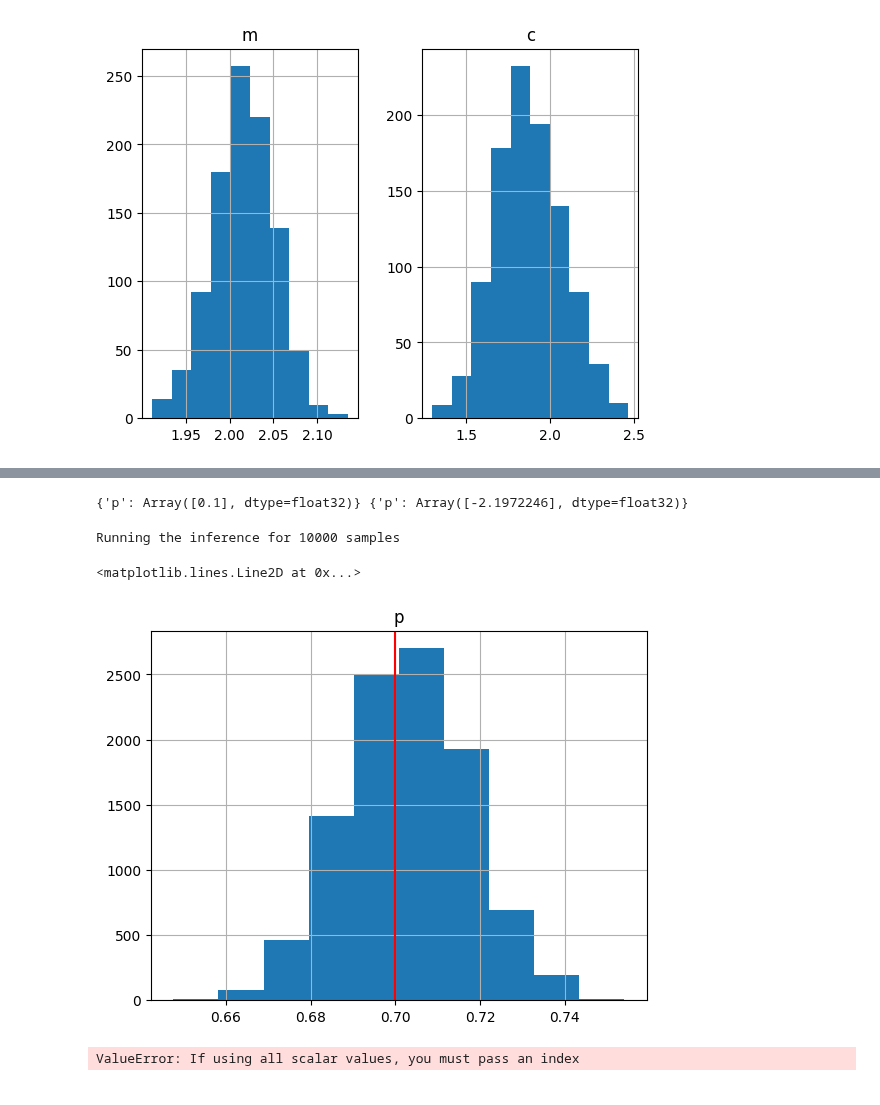
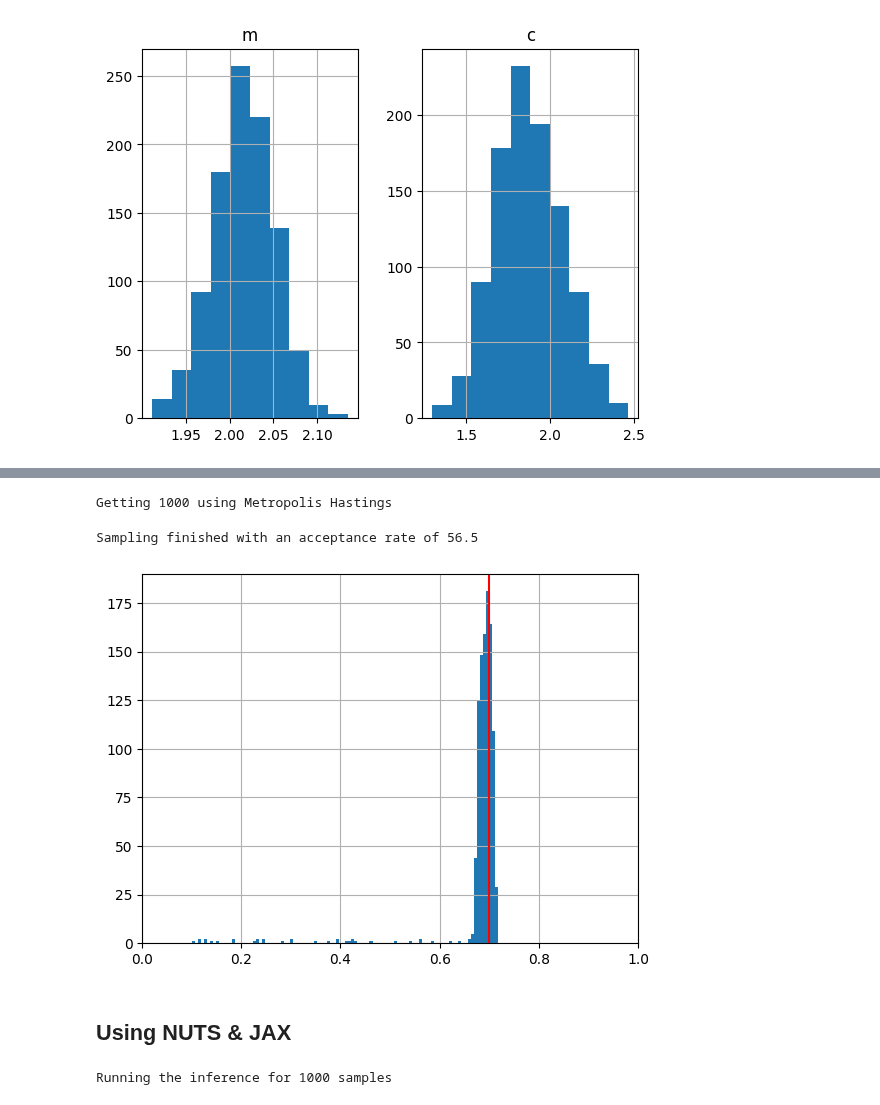
Before and after one commit to Potatoasad/Computational-Physics-Final-Project, a Jupyter notebook: BlackHolePopulationAnalysis.ipynb, the cells around one changed output, grey strips where cells are left out. Cells and saved outputs as stored; diff of their text form; code cells hidden in the pictures.

```diff
--- a/BlackHolePopulationAnalysis.ipynb
+++ b/BlackHolePopulationAnalysis.ipynb
@@ -335,24 +329,23 @@ head_counts = jnp.array(rv.rvs(N_experiments))
 # %%
 CF = CoinFlip(10, head_counts)
 
-initial_position = {'p':0.1} # starting point of the NUTS sampler
-problem2 = NUTS(CF, initial_position, limits={'p': [0,1]})
+initial_position = {'p':0.1, 'mu': jnp.array([0.2,0.4,0.1, 0.4,0.2, 0.1]).reshape((2,3))} # starting point of the NUTS sampler
+problem2 = MHSampler(CF, initial_position, limits={'p': [0,1], 'mu': [0.0, 1.0]}, step_size=0.1, backend='JAX');
-# %% [output]
-{'p': Array([0.1], dtype=float32)} {'p': Array([-2.1972246], dtype=float32)}
 # %%
-result2 = problem2.run(10000);
+result2 = problem2.run(1000);
 # %% [output]
-Running the inference for 10000 samples
+Getting 1000 using Metropolis Hastings
+Sampling finished with an acceptance rate of 56.5
-# %%
-pd.DataFrame({'p' : result2['p'].reshape(-1)}).hist();
-import matplotlib.pyplot as plt
-plt.axvline(p, c='r')
-# %% [output]
-<matplotlib.lines.Line2D at 0x...>
-[figure, removed]
-# %%
-pd.DataFrame(result2).hist()
-import matplotlib.pyplot as plt
-plt.axvline(p, c='r')
-# %% [output]
-ValueError: If using all scalar values, you must pass an index
+# %%
+import pandas as pd
+import matplotlib.pyplot as plt
+result = pd.DataFrame(result2)
+
+result['p'].hist(bins=100)
+plt.xlim((0,1))
+plt.axvline(p, c='r')
+plt.show()
+# %% [output]
+[figure, added]
+# %% [markdown]
+## Using NUTS & JAX
@@ -358,0 +357,4 @@ ValueError: If using all scalar values, you must pass an index
+# %%
+result2 = problem2.run(1000);
+# %% [output]
+Running the inference for 1000 samples
```
Also changed, not shown: parts of 27 cells of this notebook, 3 other files.
